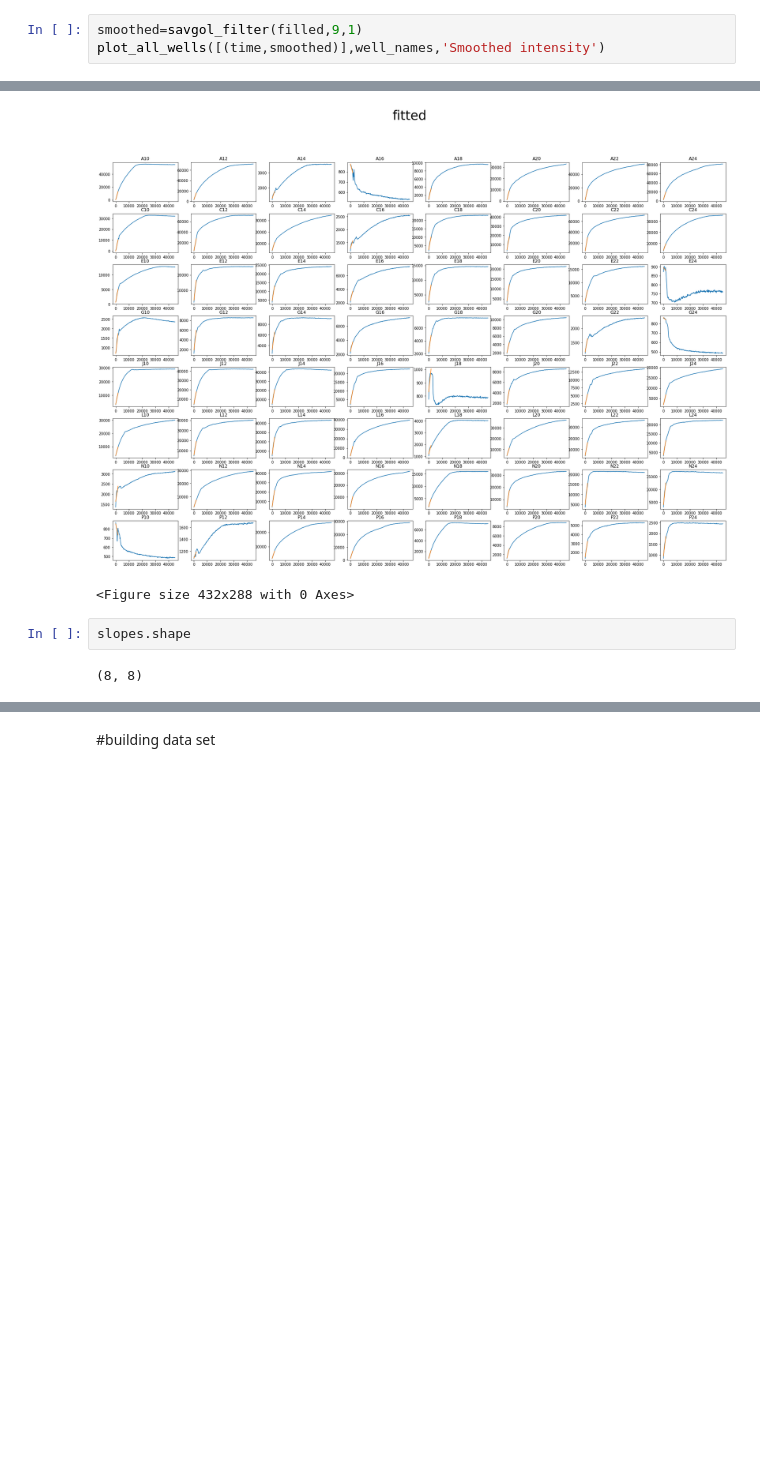
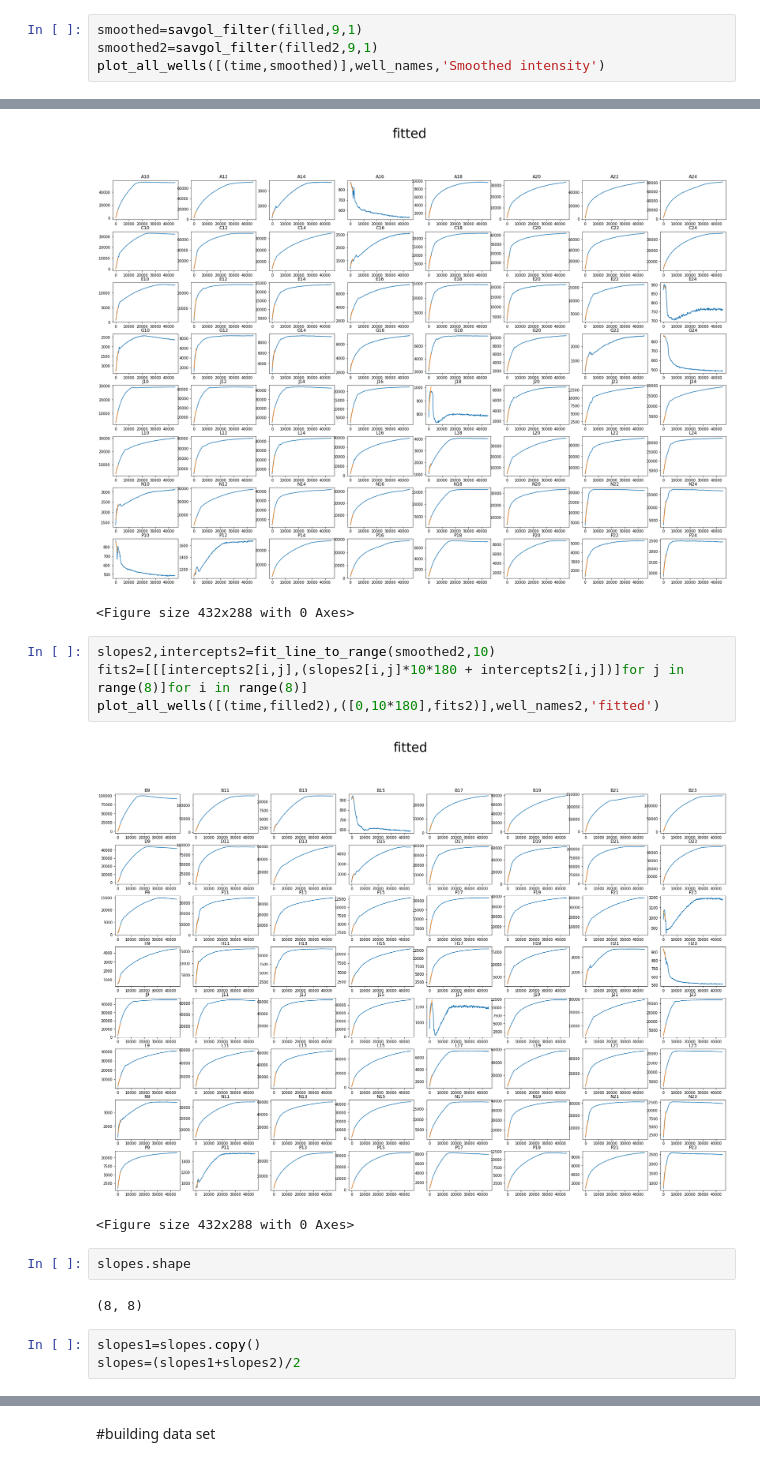
Before and after one commit to zmohaveri/IVT-ActiveLearning, a Jupyter notebook: IVT_iter1_1_analysis.ipynb, the cells around one changed output, grey strips where cells are left out. Drawn from its saved outputs; the diff is of its cells as text; blank space fills up the shorter version.

```diff
--- a/IVT_iter1_1_analysis.ipynb
+++ b/IVT_iter1_1_analysis.ipynb
@@ -126,6 +176,7 @@ def saving_path(title,extension):
 ###smoothed data
 # %%
 smoothed=savgol_filter(filled,9,1)
+smoothed2=savgol_filter(filled2,9,1)
 plot_all_wells([(time,smoothed)],well_names,'Smoothed intensity')
 # %% [output]
 [figure]
@@ -203,7 +259,17 @@ plot_all_wells([(time,filled),([0,10*180],fits)],well_names,'fitted')
 # %% [output]
 [figure]
 <Figure size 432x288 with 0 Axes>
+# %%
+slopes2,intercepts2=fit_line_to_range(smoothed2,10)
+fits2=[[[intercepts2[i,j],(slopes2[i,j]*10*180 + intercepts2[i,j])]for j in range(8)]for i in range(8)]
+plot_all_wells([(time,filled2),([0,10*180],fits2)],well_names2,'fitted')
+# %% [output]
+[figure, added]
+<Figure size 432x288 with 0 Axes>
 # %%
 slopes.shape
 # %% [output]
 (8, 8)
+# %%
+slopes1=slopes.copy()
+slopes=(slopes1+slopes2)/2
```
Also changed, not shown: parts of 14 cells of this notebook.
